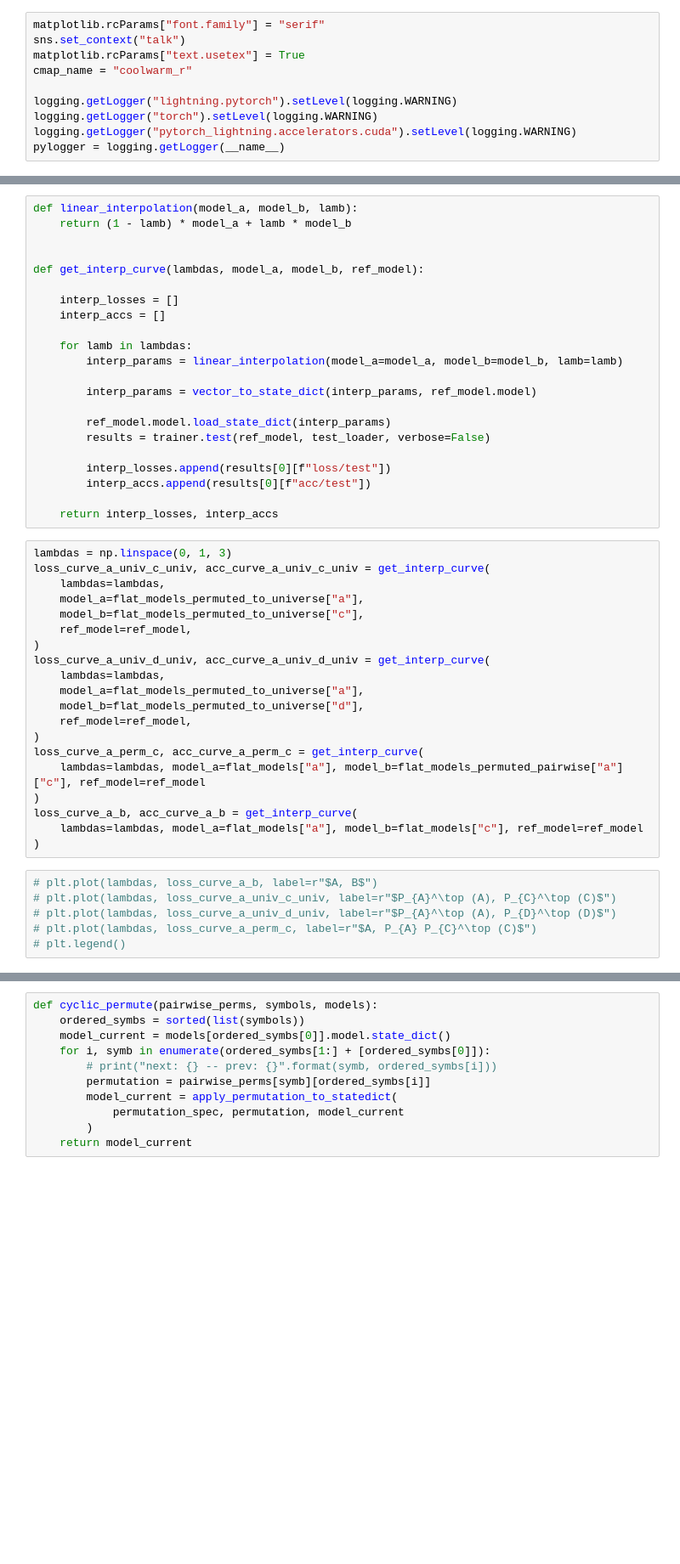
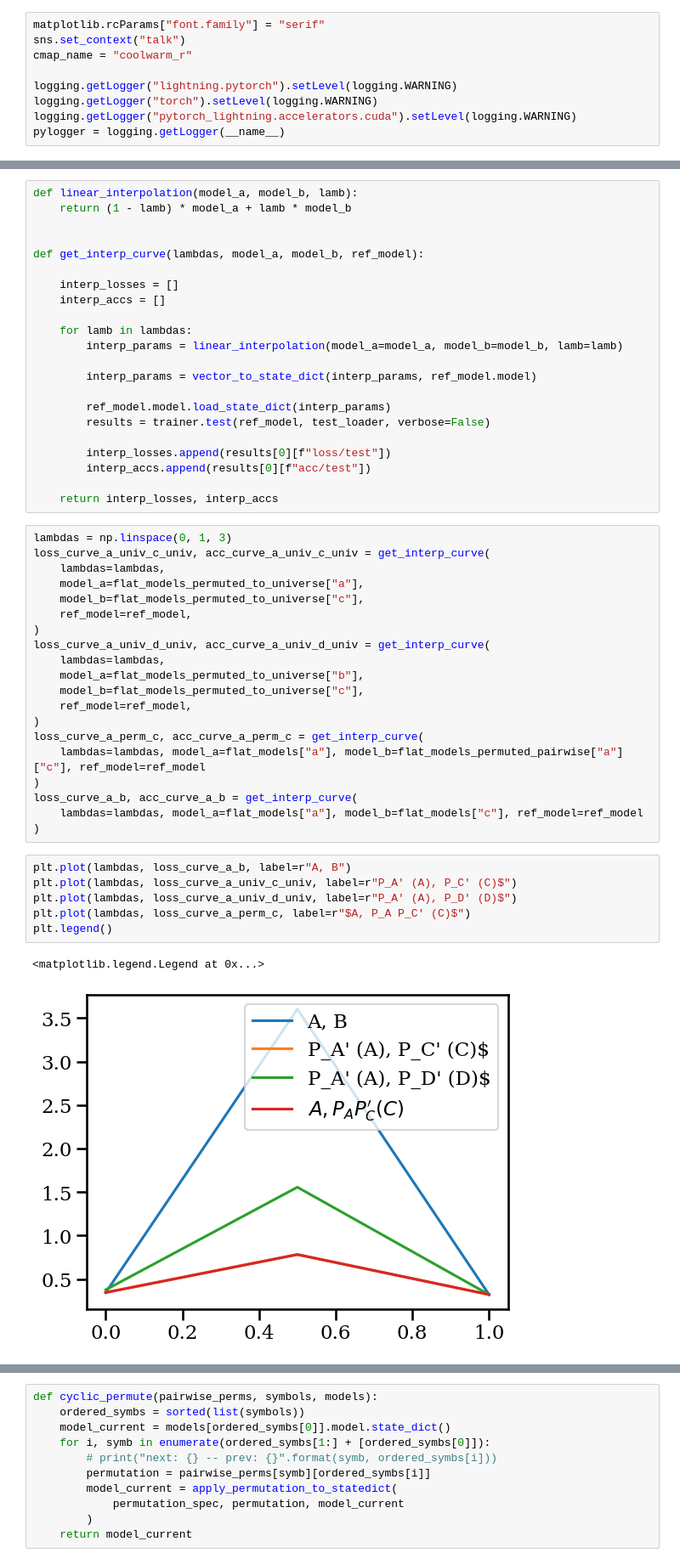
Before and after one commit to crisostomi/cycle-consistent-model-merging, a Jupyter notebook: notebooks/analyze_match_many.ipynb, the cells around one changed output, grey strips where cells are left out. Shown at 85% size. Drawn from its saved outputs; the diff is of its cells as text; blank space fills up the shorter version.

Commit message:
upload figure code

```diff
--- a/notebooks/analyze_match_many.ipynb
+++ b/notebooks/analyze_match_many.ipynb
@@ -55,7 +55,6 @@ import pytorch_lightning
 # %%
 matplotlib.rcParams["font.family"] = "serif"
 sns.set_context("talk")
-matplotlib.rcParams["text.usetex"] = True
 cmap_name = "coolwarm_r"
 
 logging.getLogger("lightning.pytorch").setLevel(logging.WARNING)
@@ -367,8 +328,8 @@ loss_curve_a_univ_c_univ, acc_curve_a_univ_c_univ = get_interp_curve(
 )
 loss_curve_a_univ_d_univ, acc_curve_a_univ_d_univ = get_interp_curve(
     lambdas=lambdas,
-    model_a=flat_models_permuted_to_universe["a"],
-    model_b=flat_models_permuted_to_universe["d"],
+    model_a=flat_models_permuted_to_universe["b"],
+    model_b=flat_models_permuted_to_universe["c"],
     ref_model=ref_model,
 )
 loss_curve_a_perm_c, acc_curve_a_perm_c = get_interp_curve(
@@ -378,11 +339,14 @@ loss_curve_a_b, acc_curve_a_b = get_interp_curve(
     lambdas=lambdas, model_a=flat_models["a"], model_b=flat_models["c"], ref_model=ref_model
 )
 # %%
-# plt.plot(lambdas, loss_curve_a_b, label=r"$A, B$")
-# plt.plot(lambdas, loss_curve_a_univ_c_univ, label=r"$P_{A}^\top (A), P_{C}^\top (C)$")
-# plt.plot(lambdas, loss_curve_a_univ_d_univ, label=r"$P_{A}^\top (A), P_{D}^\top (D)$")
-# plt.plot(lambdas, loss_curve_a_perm_c, label=r"$A, P_{A} P_{C}^\top (C)$")
-# plt.legend()
+plt.plot(lambdas, loss_curve_a_b, label=r"A, B")
+plt.plot(lambdas, loss_curve_a_univ_c_univ, label=r"P_A' (A), P_C' (C)$")
+plt.plot(lambdas, loss_curve_a_univ_d_univ, label=r"P_A' (A), P_D' (D)$")
+plt.plot(lambdas, loss_curve_a_perm_c, label=r"$A, P_A P_C' (C)$")
+plt.legend()
+# %% [output]
+<matplotlib.legend.Legend at 0x...>
+[figure, added]
 # %%
 # plt.plot(lambdas, acc_curve_a_b, label=r"$A, B$")
 # plt.plot(lambdas, acc_curve_a_univ_c_univ, label=r"$P_{A}^\top (A), P_{C}^\top (C)$")
```
Also changed, not shown: parts of 17 cells of this notebook.
